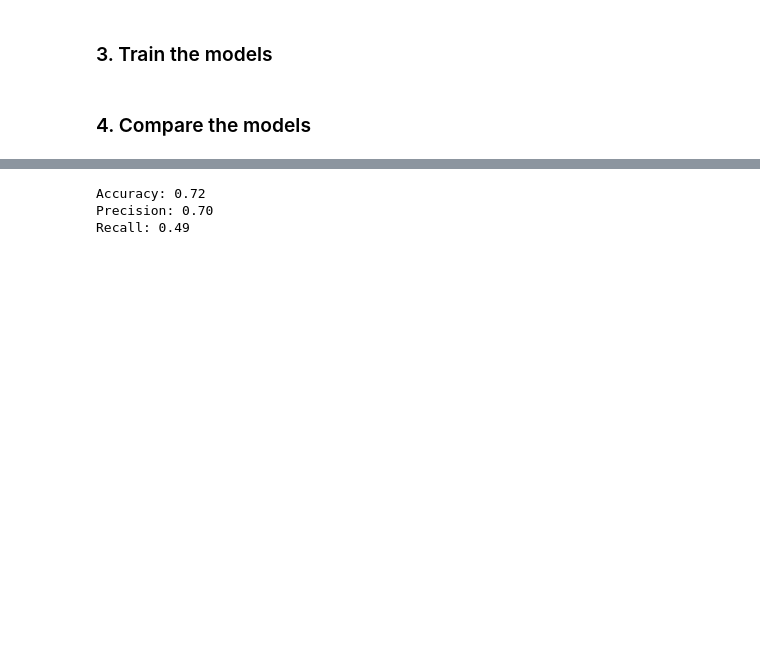
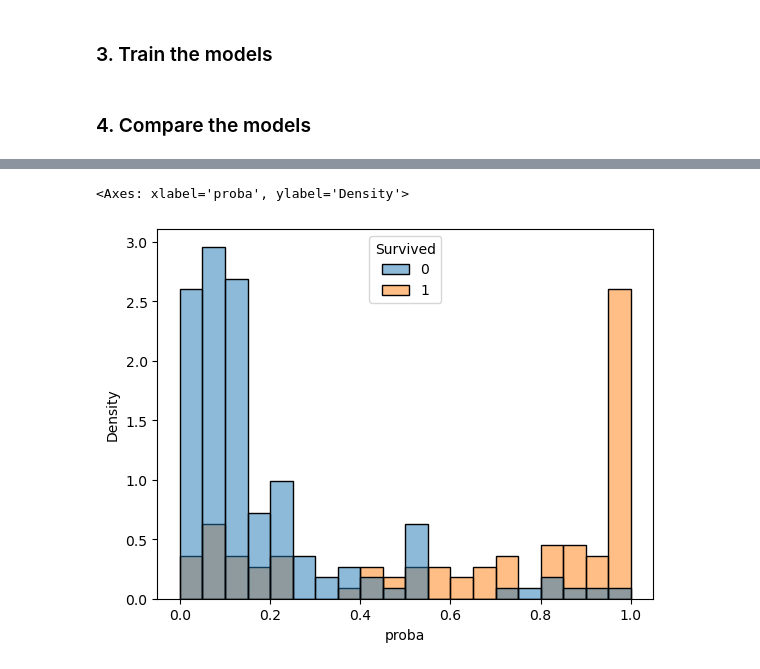
Before and after one commit to itsbigspark/ai-hackathon, a Jupyter notebook: notebooks/model_train.ipynb, the cells around one changed output, grey strips where cells are left out. Cells and saved outputs as stored; diff of their text form; code cells hidden in the pictures; blank space fills up the shorter version.

Commit message:
Updates model train notebook

```diff
--- a/notebooks/model_train.ipynb
+++ b/notebooks/model_train.ipynb
@@ -52,7 +56,8 @@ y_train_fake = fake[LABEL].copy()
 # %% [markdown]
 ### 3. Train the models
 # %%
-model_real = RandomForestClassifier(n_estimators=100, max_depth=5, random_state=1)
+model_real = LGBMClassifier(n_estimators=100, max_depth=5, random_state=1)
 model_real.fit(X_train_real, y_train_real)
+proba_real = model_real.predict_proba(X_test)
 predictions_real = model_real.predict(X_test)
 # %%
@@ -84,8 +96,24 @@ metrics_fake
-# %%
-print(f"Accuracy: {accuracy:,.2f}")
-print(f"Precision: {precision:,.2f}")
-print(f"Recall: {recall:,.2f}")
-# %% [output]
-Accuracy: 0.72
-Precision: 0.70
-Recall: 0.49
+# %%
+scores_real_df = pd.DataFrame(
+    zip(y_test.values[:, 0], proba_real[:, 1], predictions_real),
+    columns=[LABEL, "proba", "pred"],
+)
+
+scores_fake_df = pd.DataFrame(
+    zip(y_test.values[:, 0], proba_fake[:, 1], predictions_fake),
+    columns=[LABEL, "proba", "pred"],
+)
+# %%
+scores_real_df["model"] = "real"
+scores_fake_df["model"] = "fake"
+# %%
+sns.histplot(
+    data=scores_real_df,
+    x="proba",
+    stat="density",
+    hue=LABEL,
+    bins=[0.05 * x for x in range(21)],
+)
+# %% [output]
+<Axes: xlabel='proba', ylabel='Density'>
+[figure, added]
```
Also changed, not shown: parts of 8 cells of this notebook.
